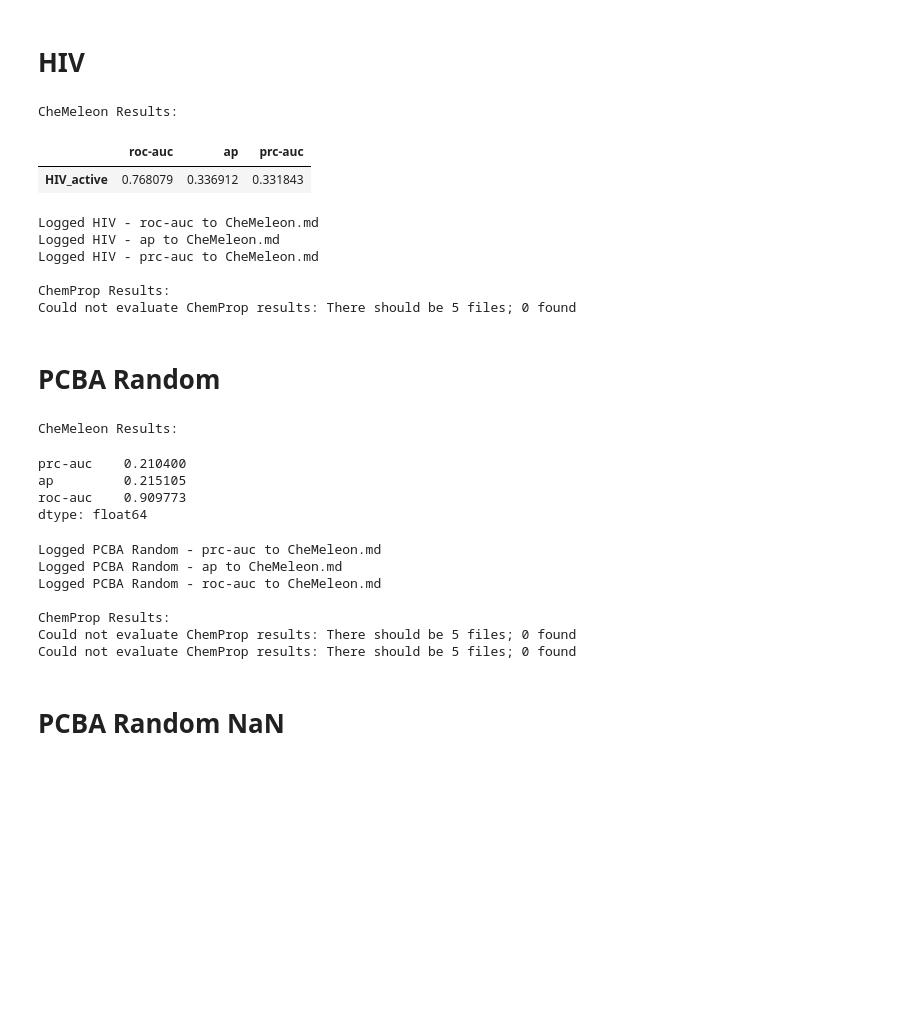
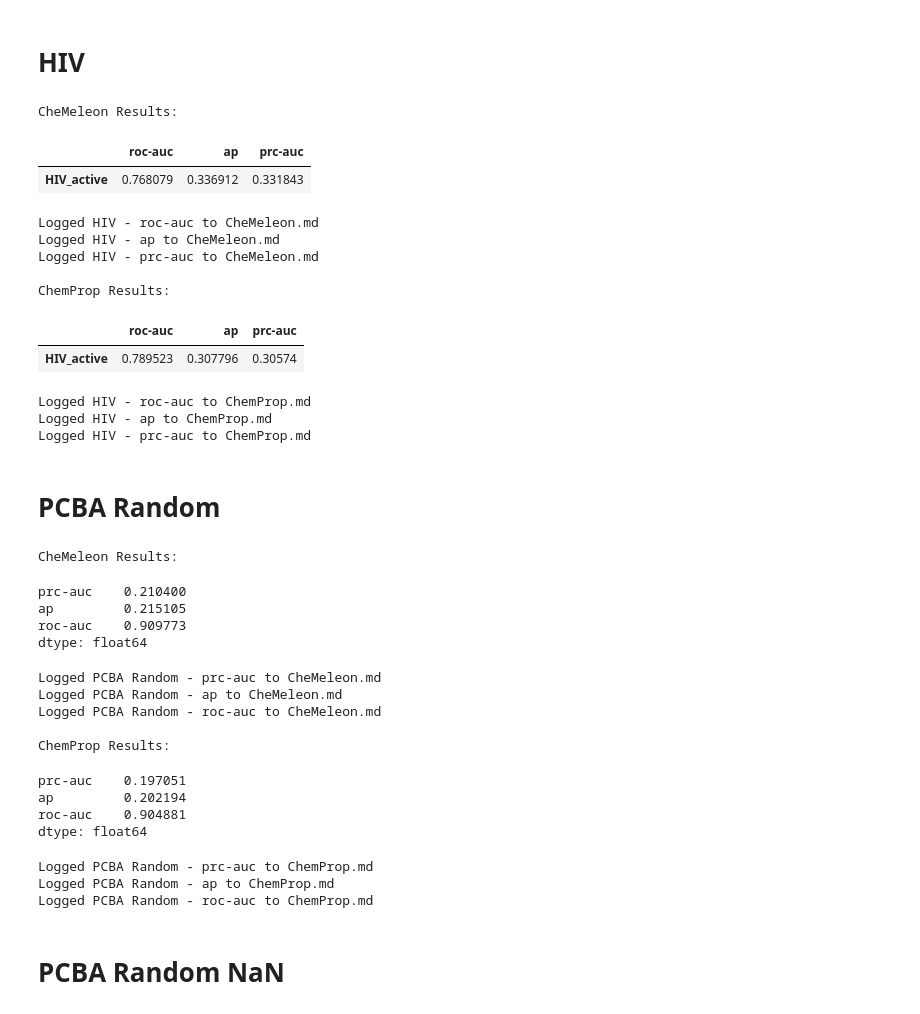
Before and after one commit to JacksonBurns/chemeleon, a Jupyter notebook: analysis/moleculenet_results/evaluate_predictions.ipynb, the cells around one changed output. Drawn from its saved outputs; the diff is of its cells as text; code cells hidden in the pictures; blank space fills up the shorter version.

```diff
--- a/analysis/moleculenet_results/evaluate_predictions.ipynb
+++ b/analysis/moleculenet_results/evaluate_predictions.ipynb
@@ -452,35 +527,39 @@ data_path = "/home/akshatz/bond_order_free/hiv/dataset/hiv_data_filtered.csv"
 splits_path = "/home/akshatz/bond_order_free/hiv/dataset/splits_filtered.json"
 num_tasks = 1
 metrics = ["roc-auc", "ap", "prc-auc"]
 
 # CheMeleon
 result_dir = "/home/akshatz/fastprop_foundation/analysis/moleculenet_results/scripts/chemeleon/hiv_results"
 print("CheMeleon Results:")
 results = evaluate_results(data_path, splits_path, result_dir, num_tasks, metrics, target_columns=["HIV_active"])
 display(results)
 for m in metrics:
     log_result("HIV", m, results, CHEMELEON_MD_PATH)
 
 # ChemProp
-result_dir = "/home/akshatz/fastprop_foundation/analysis/moleculenet_results/scripts/chemprop/hiv/results"
+result_dir = "/home/akshatz/fastprop_foundation/analysis/moleculenet_results/scripts/chemprop/hiv_results"
 print("\nChemProp Results:")
 try:
     results = evaluate_results(data_path, splits_path, result_dir, num_tasks, metrics, target_columns=["HIV_active"])
     display(results)
     for m in metrics:
         log_result("HIV", m, results, CHEMPROP_MD_PATH)
 except Exception as e:
     print(f"Could not evaluate ChemProp results: {e}")
 # %% [output]
 CheMeleon Results:
 |  | roc-auc | ap | prc-auc |
 | HIV_active | 0.768079 | 0.336912 | 0.331843 |
 Logged HIV - roc-auc to CheMeleon.md
 Logged HIV - ap to CheMeleon.md
 Logged HIV - prc-auc to CheMeleon.md
 
 ChemProp Results:
-Could not evaluate ChemProp results: There should be 5 files; 0 found
+|  | roc-auc | ap | prc-auc |
+| HIV_active | 0.789523 | 0.307796 | 0.30574 |
+Logged HIV - roc-auc to ChemProp.md
+Logged HIV - ap to ChemProp.md
+Logged HIV - prc-auc to ChemProp.md
 # %% [markdown]
 # PCBA Random
 # %%
@@ -533,7 +612,7 @@ for m in metrics:
     log_result("PCBA Random", m, results, CHEMELEON_MD_PATH)
 
 # ChemProp
-result_dir = "/home/akshatz/fastprop_foundation/analysis/moleculenet_results/scripts/chemprop/pcba/pcba_random_results"
+result_dir = "/home/akshatz/fastprop_foundation/analysis/moleculenet_results/scripts/chemprop/pcba_random_results"
 print("\nChemProp Results:")
 try:
     results = evaluate_results_with_nan_targets(data_path, splits_path, result_dir, num_tasks, metrics).mean()
@@ -553,8 +632,13 @@ Logged PCBA Random - ap to CheMeleon.md
 Logged PCBA Random - roc-auc to CheMeleon.md
 
 ChemProp Results:
-Could not evaluate ChemProp results: There should be 5 files; 0 found
-Could not evaluate ChemProp results: There should be 5 files; 0 found
+prc-auc    0.197051
+ap         0.202194
+roc-auc    0.904881
+dtype: float64
+Logged PCBA Random - prc-auc to ChemProp.md
+Logged PCBA Random - ap to ChemProp.md
+Logged PCBA Random - roc-auc to ChemProp.md
 # %% [markdown]
 # PCBA Random NaN
 # %%
```
Also changed, not shown: parts of 11 cells of this notebook, 2 other files.
